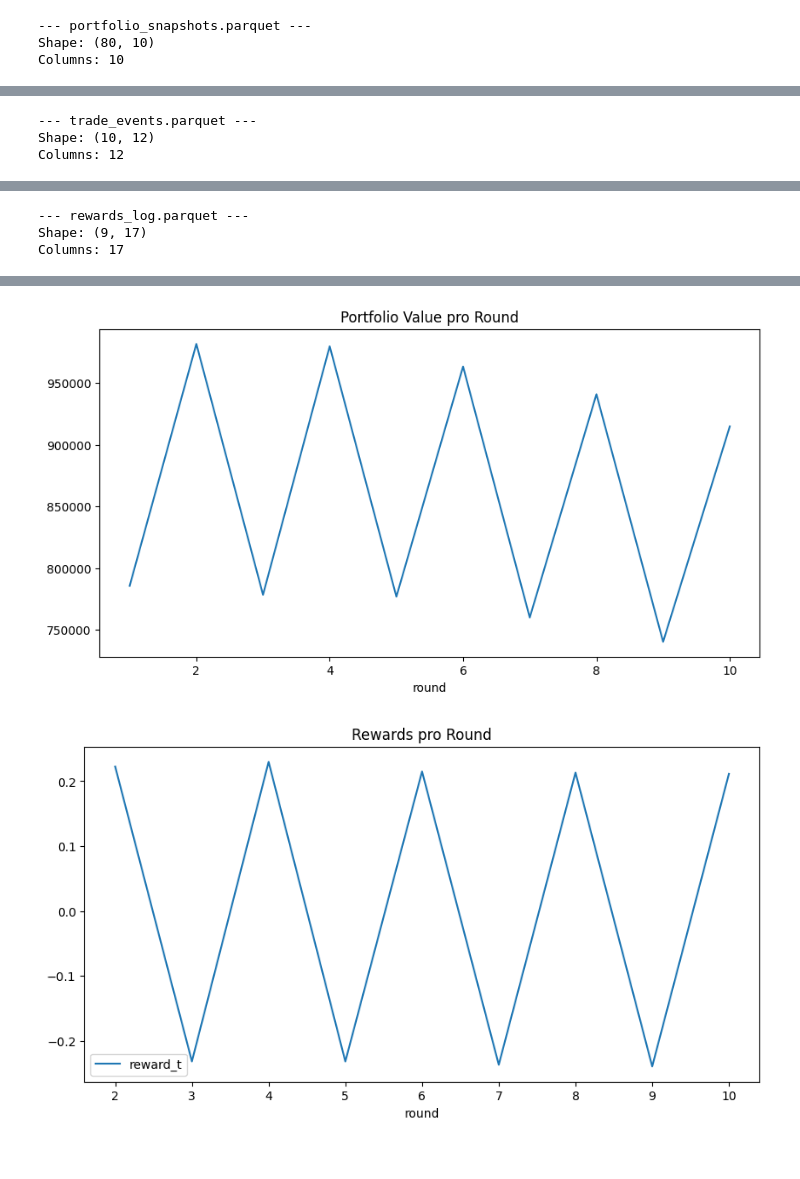
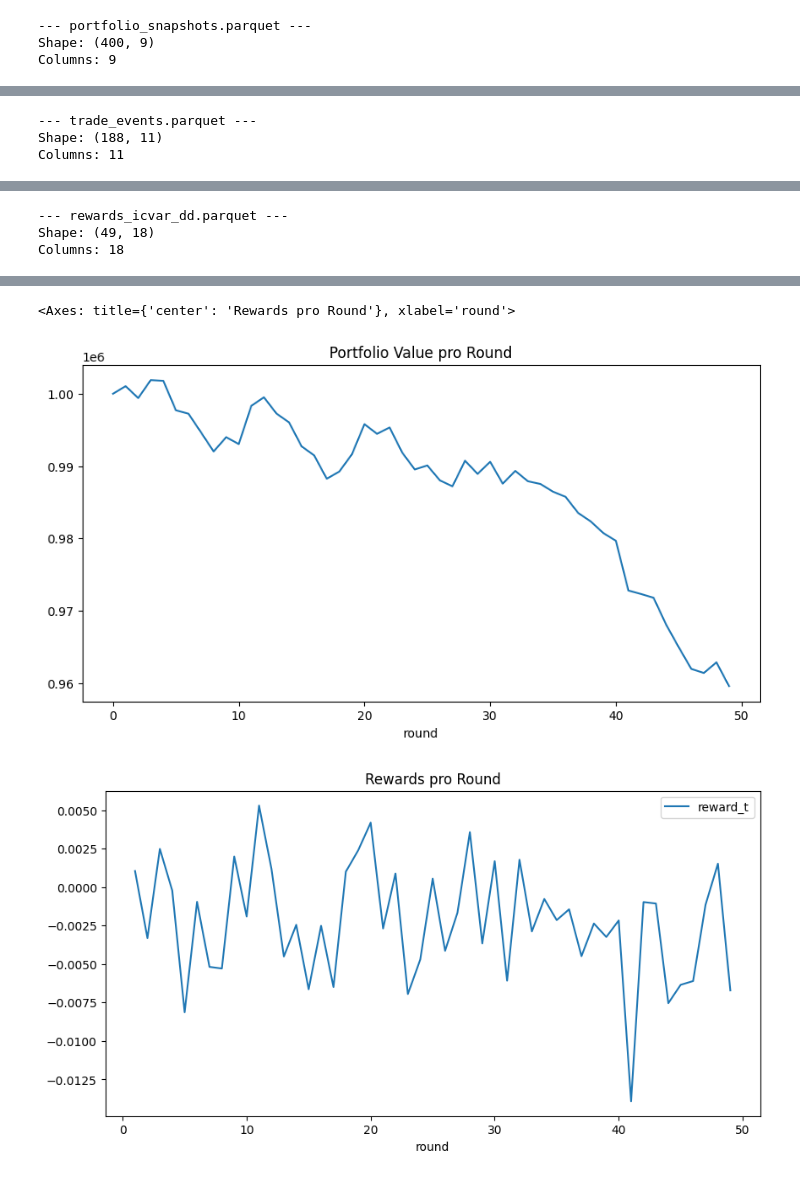
Before and after one commit to longrodeo/bachelorarbeit-drl-finance, a Jupyter notebook: notebooks/ploten_parquets_daten_check.ipynb, the cells around one changed output, grey strips where cells are left out. Cells and saved outputs as stored; diff of their text form; code cells hidden in the pictures.

```diff
--- a/notebooks/ploten_parquets_daten_check.ipynb
+++ b/notebooks/ploten_parquets_daten_check.ipynb
@@ -196,23 +126,23 @@ Columns: 1
 acc_demo = DATA_DIR / "accounting_demo"
 
 df_snap = load_and_info(acc_demo / "portfolio_snapshots.parquet")
-display(df_snap.head(20), df_snap.tail(20))
+display(df_snap.head(80), df_snap.tail())
 
 df_trades = load_and_info(acc_demo / "trade_events.parquet")
-display(df_trades.head(), df_trades.tail())
+display(df_trades.head(12), df_trades.tail(10))
 
-df_rewards = load_and_info(acc_demo / "rewards_log.parquet")
-display(df_rewards.head(), df_rewards.tail())
+df_rewards = load_and_info(acc_demo / "rewards_icvar_dd.parquet")
+display(df_rewards.head(20), df_rewards.tail())
 
 # Plot Portfolio Value Verlauf
-df_snap.groupby("round")["portfolio_value_t1"].mean().plot(
+df_snap.groupby("round")["portfolio_value_t"].mean().plot(
     title="Portfolio Value pro Round", figsize=(10,5))
-plt.show()
+#plt.show()
 
 # Plot Rewards Verlauf
 df_rewards.plot(x="round", y="reward_t", title="Rewards pro Round", figsize=(10,5))
-plt.show()
+#plt.show()
 # %% [output]
 --- portfolio_snapshots.parquet ---
-Shape: (80, 10)
-Columns: 10
+Shape: (400, 9)
+Columns: 9
@@ -253,3 +151,3 @@ Columns: 10
 --- trade_events.parquet ---
-Shape: (10, 12)
-Columns: 12
+Shape: (188, 11)
+Columns: 11
@@ -268,3 +156,3 @@ Columns: 12
---- rewards_log.parquet ---
-Shape: (9, 17)
-Columns: 17
+--- rewards_icvar_dd.parquet ---
+Shape: (49, 18)
+Columns: 18
@@ -285,5 +161,6 @@ Columns: 17
+<Axes: title={'center': 'Rewards pro Round'}, xlabel='round'>
-[figure, old version]
+[figure, new version]
-[figure, old version]
+[figure, new version]
 # %%
 df_2015_01_02 = df_clean.xs("2015-01-02", level="date")
 df_2015_01_02.loc["SPY"].filter(like="moving_average")
```
Also changed, not shown: parts of 8 cells of this notebook, 34 other files.
